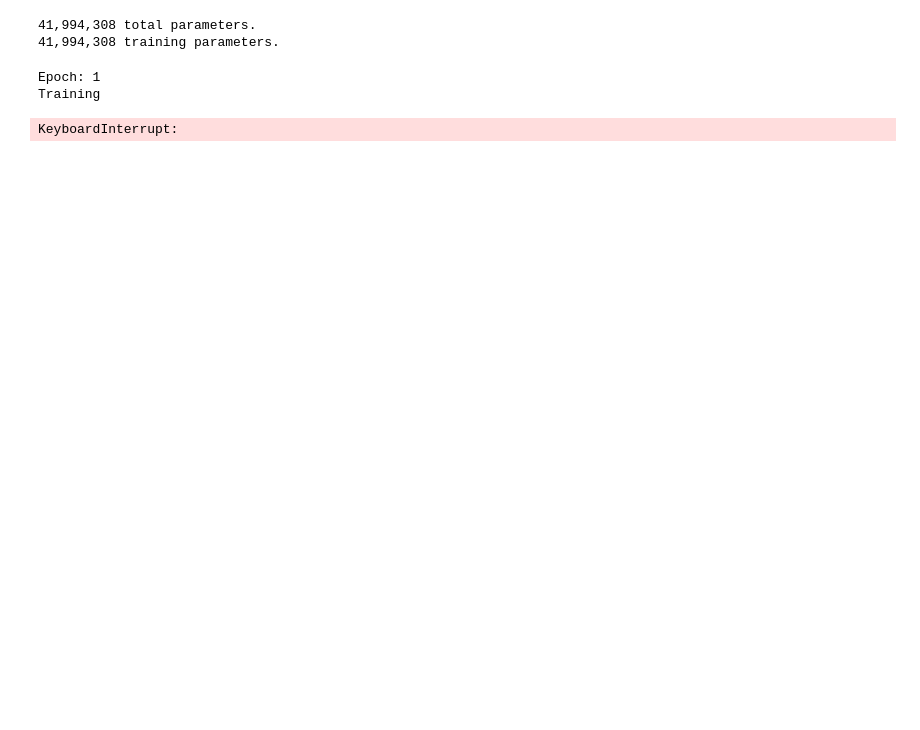
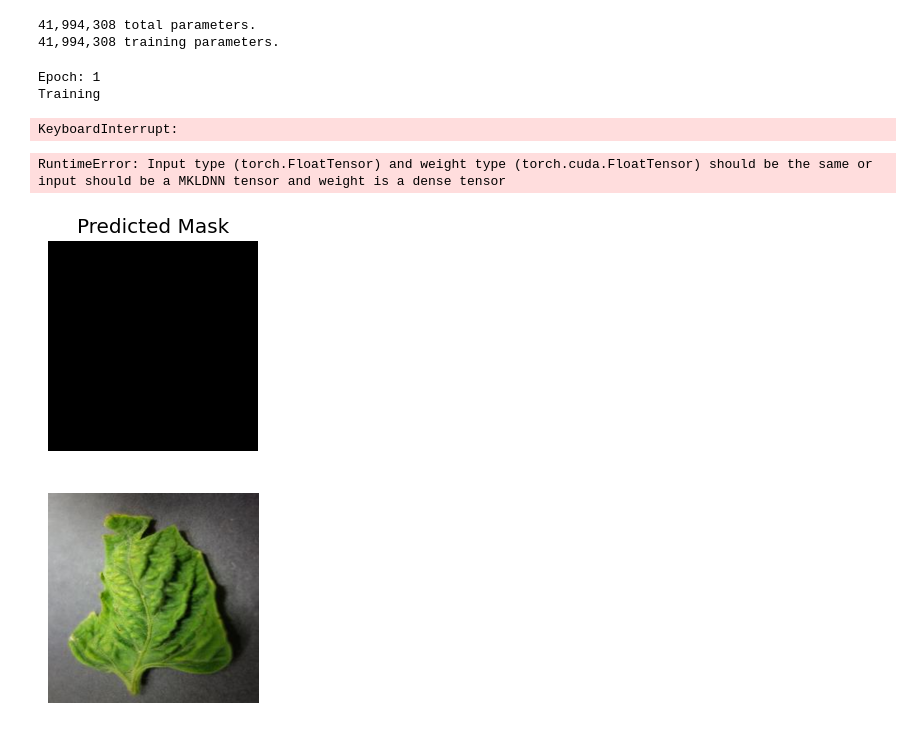
Before and after one commit to dikoshs/kazplant_ai, a Jupyter notebook: deeplabv3-plant-disease-segmentation.ipynb, the cells around one changed output. Cells and saved outputs as stored; diff of their text form; code cells hidden in the pictures; blank space fills up the shorter version.

Commit message:
segmentation model trained

```diff
--- a/deeplabv3-plant-disease-segmentation.ipynb
+++ b/deeplabv3-plant-disease-segmentation.ipynb
@@ -156,21 +156,34 @@ import cv2
 import numpy as np
 from deeplabv3.config import ALL_CLASSES
 from deeplabv3.model import prepare_model
+# %%
+out_dir = os.path.join('.', 'outputs', 'inference_results')
+os.makedirs(out_dir, exist_ok=True)
+
+# Set computation device.
+device = torch.device('cuda' if torch.cuda.is_available() else 'cpu')
+
+model = prepare_model(num_classes=len(ALL_CLASSES)).to(device)
+
+torch.serialization.add_safe_globals([torch.nn.modules.loss.CrossEntropyLoss])
+
+ckpt = torch.load('outputs/model.pth', weights_only=True)
+model.load_state_dict(ckpt['model_state_dict'])
+model.eval().to(device)
+
+example_input = torch.rand(1, 3, 224, 224)
+traced_script_module = torch.jit.trace(model, example_input)
+traced_script_module.save("outputs/model.pt")
+# %% [output]
+RuntimeError: Input type (torch.FloatTensor) and weight type (torch.cuda.FloatTensor) should be the same or input should be a MKLDNN tensor and weight is a dense tensor
 # %%
-out_dir = os.path.join('.', 'outputs', 'inference_results')
-os.makedirs(out_dir, exist_ok=True)
 
-# Set computation device.
-device = torch.device('cuda' if torch.cuda.is_available() else 'cpu')
+# image_path = "C:/PythonProjects/plant_disease_class/leaf_segmentation/leaf_disease_segmentation/orig_data/valid_images"
+image_path = "C:/PythonProjects/plant_disease_class/new_plant/test/test/"
+images = os.listdir(image_path)
+# image_name = "00224.jpg"
+image_name = "TomatoYellowCurlVirus4.JPG"
 
-model = prepare_model(num_classes=len(ALL_CLASSES)).to(device)
-ckpt = torch.load('outputs/model.pth')
-model.load_state_dict(ckpt['model_state_dict'])
-model.eval().to(device)
-
-image_path = "C:/PythonProjects/plant_disease_class/leaf_segmentation/leaf_disease_segmentation/orig_data/valid_images"
-images = os.listdir(image_path)
-image_name = "00000.jpg"
 image = Image.open(os.path.join(image_path, image_name))
 
 image = image.resize((512, 512))
@@ -181,38 +194,40 @@ outputs = outputs['out']
 segmented_image = draw_segmentation_map(outputs)
 final_image = cv2.cvtColor(image_overlay(image, segmented_image), cv2.COLOR_BGR2RGB)
 
-mask_path = "C:/PythonProjects/plant_disease_class/leaf_segmentation/leaf_disease_segmentation/orig_data/valid_masks"
-mask_image = Image.open(os.path.join(mask_path, image_name[:-4]+".png")).convert("RGB")
-mask_image = mask_image.resize((512, 512))
-mask_image = np.array(mask_image)
+# mask_path = "C:/PythonProjects/plant_disease_class/leaf_segmentation/leaf_disease_segmentation/orig_data/valid_masks"
+# mask_image = Image.open(os.path.join(mask_path, image_name[:-4]+".png")).convert("RGB")
+# mask_image = mask_image.resize((512, 512))
+# mask_image = np.array(mask_image)
 
-true_image = cv2.cvtColor(image_overlay(image, mask_image), cv2.COLOR_BGR2RGB)
+# true_image = cv2.cvtColor(image_overlay(image, mask_image), cv2.COLOR_BGR2RGB)
 # %%
 import matplotlib.pyplot as plt
 
 # Display the true mask and predicted mask side-by-side
 plt.figure(figsize=(12, 6))
 
 # Plot the predicted mask
 plt.subplot(2, 2, 1)
 plt.title('Predicted Mask')
 plt.imshow(segmented_image)
 plt.axis('off')
 
 # Plot the true mask
-plt.subplot(2, 2, 2)
-plt.title('True Mask')
-plt.imshow(mask_image)
-plt.axis('off')
+# plt.subplot(2, 2, 2)
+# plt.title('True Mask')
+# plt.imshow(mask_image)
+# plt.axis('off')
 
 # Plot the predicted image
 plt.subplot(2, 2, 3)
 plt.imshow(final_image)
 plt.axis('off')
 
-# Plot the true image
-plt.subplot(2, 2, 4)
-plt.imshow(true_image)
-plt.axis('off')
+# # Plot the true image
+# plt.subplot(2, 2, 4)
+# plt.imshow(true_image)
+# plt.axis('off')
 
 plt.show()
+# %% [output]
+[figure, added]
```
Also changed, not shown: parts of 1 cell of this notebook, 1 other file.
